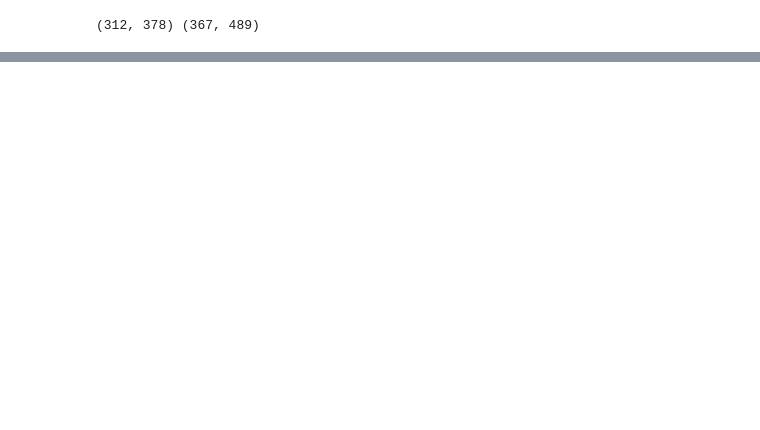
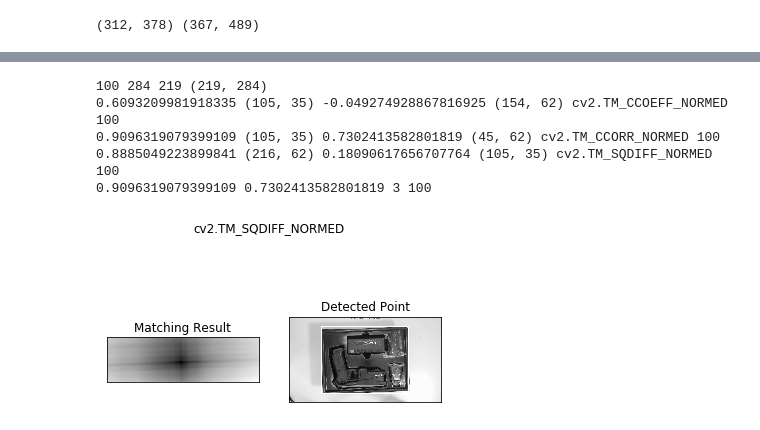
Before and after one commit to wagner1986/python-computer-vision, a Jupyter notebook: Matching Template.ipynb, the cells around one changed output, grey strips where cells are left out. Saved outputs shown, nothing was run; the diff lists cells and outputs as text; code cells hidden in the pictures; blank space fills up the shorter version.

```diff
--- a/Matching Template.ipynb
+++ b/Matching Template.ipynb
@@ -49,0 +60,10 @@ plt.show()
+# %%
+porcent = 50
+def define_dimensao(porcent, frame):
+    try:
+        (height, width, depth) = frame.shape
+    except:
+        (height, width) = frame.shape
+    imgScale = porcent/100
+    new_width,new_height = width*imgScale, height*imgScale
+    return new_width,new_height
@@ -49,0 +78,67 @@ plt.show()
+# %%
+import cv2
+import numpy as np
+from matplotlib import pyplot as plt
+
+
+img_name="./data/14.png"
+template_name="./data/bandeja.jpg"
+
+img = cv2.imread(img_name,0)
+img2 = img.copy()
+template = cv2.imread(template_name,0)
+w, h = template.shape[::-1]
+
+# All the 6 methods for comparison in a list
+#methods = ['cv2.TM_CCOEFF','cv2.TM_CCORR','cv2.TM_SQDIFF']
+methods = ['cv2.TM_CCOEFF_NORMED', 'cv2.TM_CCORR_NORMED', 'cv2.TM_SQDIFF_NORMED']
+#scales=np.linspace ( 20 ,   110 ,   7 )
+scales=[100]
+found   =   None
+for scale in scales:
+
+    newX, newY = define_dimensao(scale, template)
+    new_template = cv2.resize(template, (int(newX), int(newY)))
+    w, h = new_template.shape[::-1]
+    print(scale,w, h,new_template.shape)
+
+    for meth in methods:
+        img = img2.copy()
+        method = eval(meth)
+
+        # Apply template Matching
+        res = cv2.matchTemplate(img,new_template,method)
+        min_val, max_val, min_loc, max_loc = cv2.minMaxLoc(res)
+
+        # if we have found a new maximum correlation value, then update
+        # the bookkeeping variable
+        if   found  is   None   or   max_val   >   found [ 0 ] :
+            found   =   ( max_val ,   max_loc ,min_val ,min_loc ,  res, method, scale)
+        print(max_val ,   max_loc ,min_val ,min_loc , meth, scale)
+
+    # If the method is TM_SQDIFF or TM_SQDIFF_NORMED, take minimum
+    if found[5] in [cv2.TM_SQDIFF, cv2.TM_SQDIFF_NORMED]:
+      top_left = found[3]#min_loc
+    else:
+      top_left = found[1]#max_loc
+
+    bottom_right = (top_left[0] + w, top_left[1] + h)
+
+    cv2.rectangle(img,top_left, bottom_right, 255, 2)
+
+    print(found[0],found[2] ,found[5],found[6])
+
+    plt.subplot(121),plt.imshow(res,cmap = 'gray')
+    plt.title('Matching Result'), plt.xticks([]), plt.yticks([])
+    plt.subplot(122),plt.imshow(img,cmap = 'gray')
+    plt.title('Detected Point'), plt.xticks([]), plt.yticks([])
+    plt.suptitle(meth)
+
+    plt.show()
+# %% [output]
+100 284 219 (219, 284)
+0.6093209981918335 (105, 35) -0.049274928867816925 (154, 62) cv2.TM_CCOEFF_NORMED 100
+0.9096319079399109 (105, 35) 0.7302413582801819 (45, 62) cv2.TM_CCORR_NORMED 100
+0.8885049223899841 (216, 62) 0.18090617656707764 (105, 35) cv2.TM_SQDIFF_NORMED 100
+0.9096319079399109 0.7302413582801819 3 100
+[figure, added]
```
Also changed, not shown: parts of 4 cells of this notebook, 9 other files.
